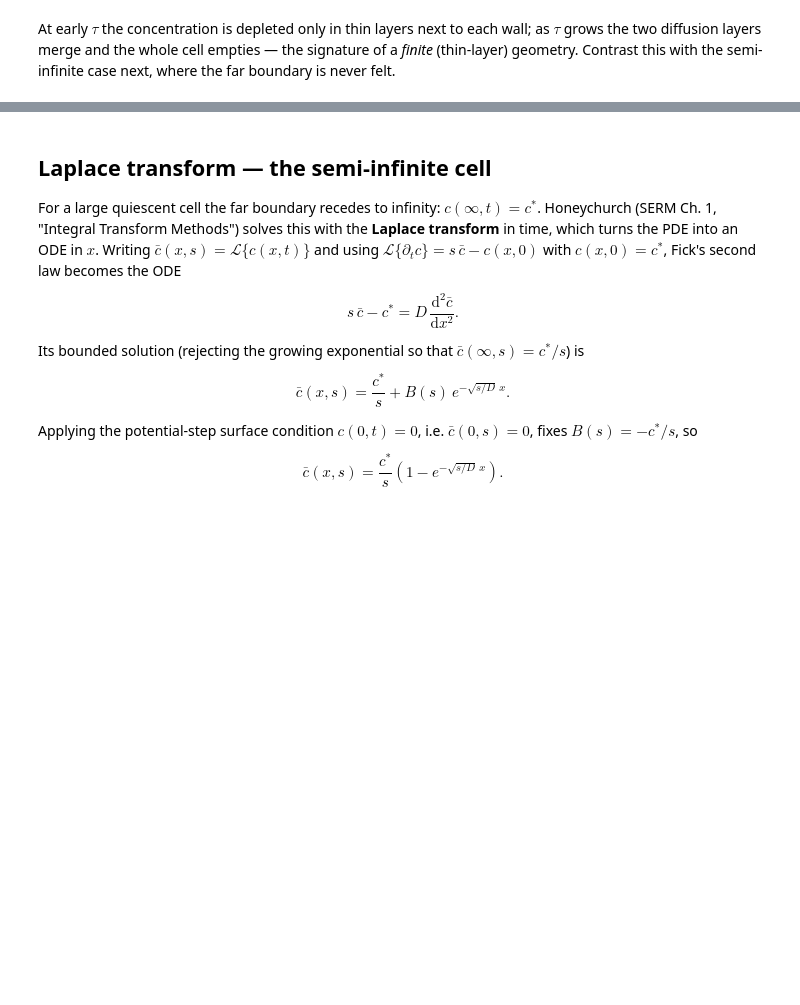
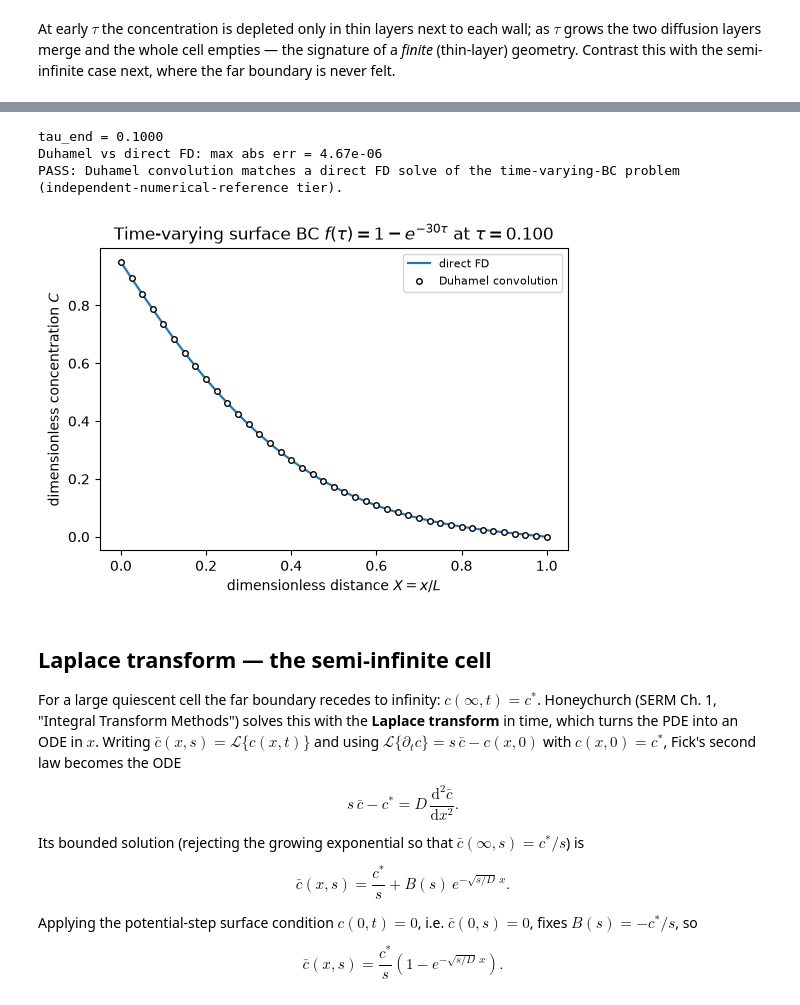
Before and after one commit to NGeorgescu/simulating-electrochemical-reactions-in-python, a Jupyter notebook: notebooks/01_solving_pdes.ipynb, the cells around one changed output, grey strips where cells are left out. Saved outputs shown, nothing was run; the diff lists cells and outputs as text; code cells hidden in the pictures; blank space fills up the shorter version.

```diff
--- a/notebooks/01_solving_pdes.ipynb
+++ b/notebooks/01_solving_pdes.ipynb
@@ -256,3 +418,74 @@ the semi-infinite case next, where the far boundary is never felt.
+# %%
+def w_step(X, tau, n_terms=400):
+    """Unit-step thin-layer solution: w(0)=1, w(1)=0, w(X,0)=0."""
+    X = np.asarray(X, dtype=float)
+    k = np.arange(1, n_terms + 1)[:, None]
+    series = (2.0 / (k * np.pi) * np.sin(k * np.pi * X[None, :])
+              * np.exp(-(k * np.pi) ** 2 * tau)).sum(0)
+    return (1.0 - X) - series
+
+
+def duhamel_solution(X, tau, f, fprime, n_quad=3000):
+    """C(X,tau) for a time-varying surface BC C(0,tau)=f(tau) via Duhamel.
+
+    C(X,tau) = int_0^tau f'(sigma) w(X, tau-sigma) dsigma + f(0) w(X, tau),
+    with w the unit-step solution ``w_step``.
+    """
+    X = np.asarray(X, dtype=float)
+    sigma = np.linspace(0.0, tau, n_quad)
+    # w evaluated at the (positive) lag tau - sigma for each quadrature node.
+    lags = np.clip(tau - sigma, 1e-12, None)
+    W = np.array([w_step(X, lag) for lag in lags])        # (n_quad, len(X))
+    integrand = fprime(sigma)[:, None] * W
+    return np.trapezoid(integrand, sigma, axis=0) + f(0.0) * w_step(X, tau)
+
+
+def direct_fd_varbc(f, tau_end, m=201, D_M=0.4):
+    """Explicit FD reference for C_tau=C_XX with C(0,tau)=f(tau), C(1,tau)=0."""
+    dX = 1.0 / (m - 1)
+    dtau = D_M * dX ** 2
+    n_steps = int(round(tau_end / dtau))
+    C = np.zeros(m)
+    for j in range(1, n_steps + 1):
+        Cn = C.copy()
+        Cn[1:-1] = D_M * C[2:] + (1.0 - 2.0 * D_M) * C[1:-1] + D_M * C[:-2]
+        Cn[0] = f(j * dtau)
+        Cn[-1] = 0.0
+        C = Cn
+    return np.linspace(0.0, 1.0, m), C, n_steps * dtau
+
+
+# A smooth ramp surface drive with f(0)=0 (mimics a potential sweep onset).
+def f_drive(tau):
+    return 1.0 - np.exp(-30.0 * tau)
+
+def fprime_drive(tau):
+    return 30.0 * np.exp(-30.0 * tau)
+
+Xfd, C_fd, tau_end = direct_fd_varbc(f_drive, 0.1)
+X_cmp = Xfd[::5]
+C_duh = duhamel_solution(X_cmp, tau_end, f_drive, fprime_drive)
+
+err_duh = np.max(np.abs(C_duh - C_fd[::5]))
+print(f"tau_end = {tau_end:.4f}")
+print(f"Duhamel vs direct FD: max abs err = {err_duh:.2e}")
+assert err_duh < 1e-3, err_duh
+print("PASS: Duhamel convolution matches a direct FD solve of the "
+      "time-varying-BC problem (independent-numerical-reference tier).")
+
+fig, ax = plt.subplots(figsize=(5.5, 4))
+ax.plot(Xfd, C_fd, "C0-", lw=1.6, label="direct FD")
+ax.plot(X_cmp, C_duh, "ko", ms=4, mfc="white", label="Duhamel convolution")
+ax.set_xlabel(r"dimensionless distance $X = x/L$")
+ax.set_ylabel(r"dimensionless concentration $C$")
+ax.set_title(rf"Time-varying surface BC $f(\tau)=1-e^{{-30\tau}}$ at $\tau={tau_end:.3f}$")
+ax.legend(fontsize=8)
+plt.tight_layout(); plt.show()
+# %% [output]
+tau_end = 0.1000
+Duhamel vs direct FD: max abs err = 4.67e-06
+PASS: Duhamel convolution matches a direct FD solve of the time-varying-BC problem (independent-numerical-reference tier).
+[figure, added]
 # %% [markdown]
 ## Laplace transform — the semi-infinite cell
 
```
Also changed, not shown: parts of 7 cells of this notebook, 53 other files.
